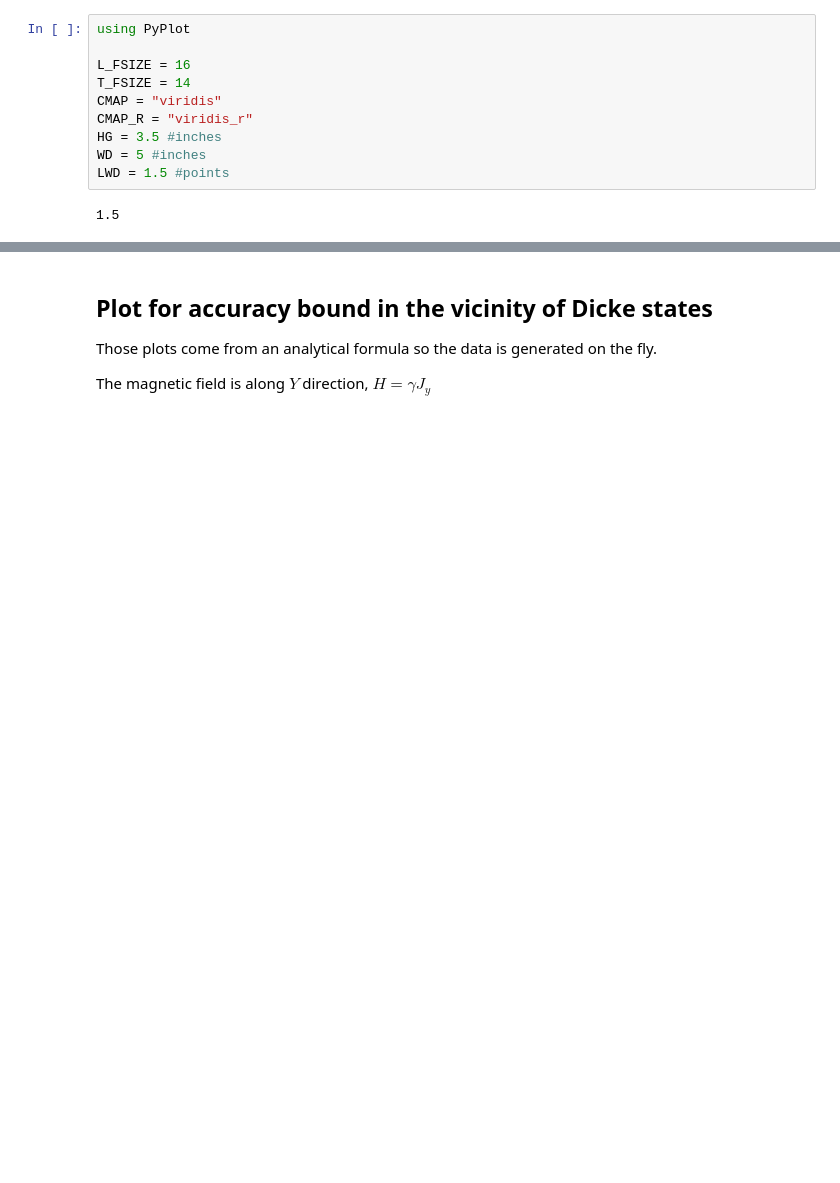
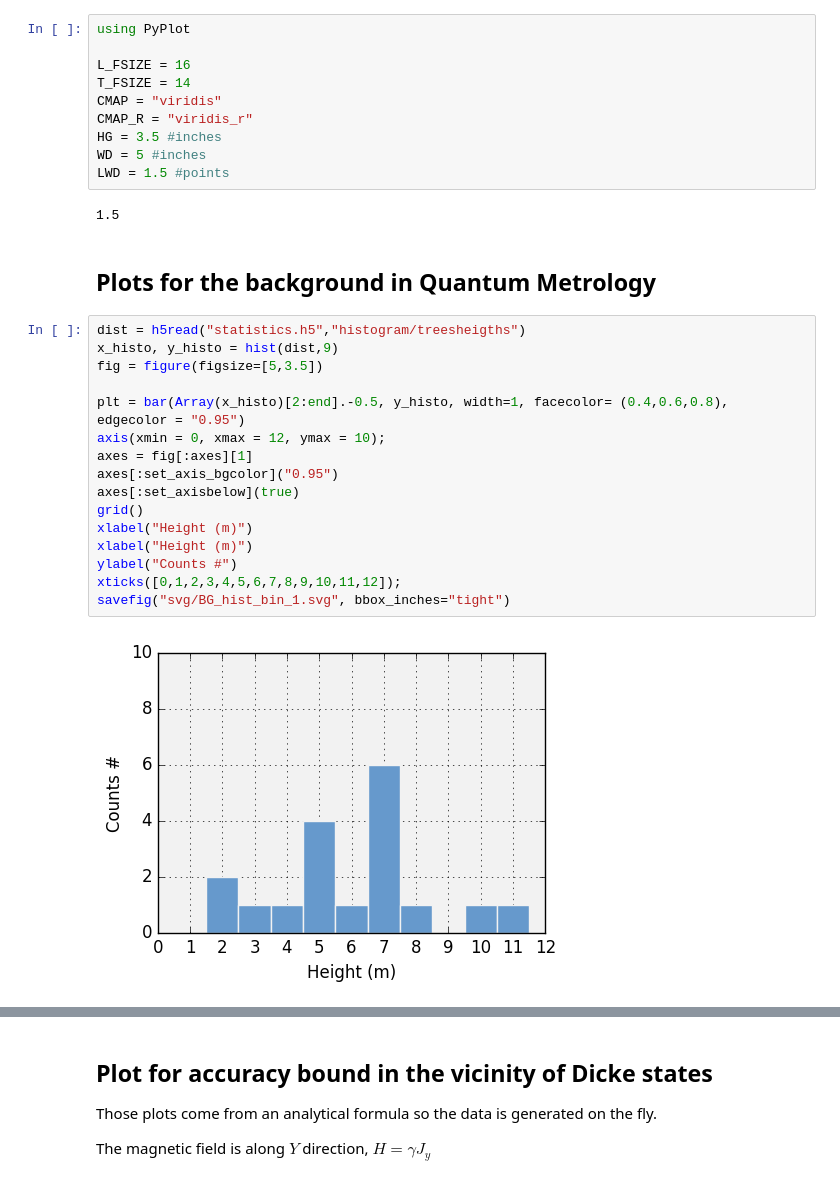
Before and after one commit to iagobaapellaniz/PhD_Thesis, a Jupyter notebook: mainPlots.ipynb, the cells around one changed output, grey strips where cells are left out. Cells and saved outputs as stored; diff of their text form; blank space fills up the shorter version.

```diff
--- a/plots.ipynb
+++ b/mainPlots.ipynb
@@ -24,3 +26,23 @@ WD = 5 #inches
 LWD = 1.5 #points
 # %% [output]
 1.5
+# %% [markdown]
+## Plots for the background in Quantum Metrology
+# %%
+dist = h5read("statistics.h5","histogram/treesheigths")
+x_histo, y_histo = hist(dist,9)
+fig = figure(figsize=[5,3.5])
+
+plt = bar(Array(x_histo)[2:end].-0.5, y_histo, width=1, facecolor= (0.4,0.6,0.8), edgecolor = "0.95")
+axis(xmin = 0, xmax = 12, ymax = 10);
+axes = fig[:axes][1]
+axes[:set_axis_bgcolor]("0.95")
+axes[:set_axisbelow](true)
+grid()
+xlabel("Height (m)")
+xlabel("Height (m)")
+ylabel("Counts #")
+xticks([0,1,2,3,4,5,6,7,8,9,10,11,12]);
+savefig("svg/BG_hist_bin_1.svg", bbox_inches="tight")
+# %% [output]
+[figure, added]
```
Also changed, not shown: parts of 2 cells of this notebook, 8 other files.
